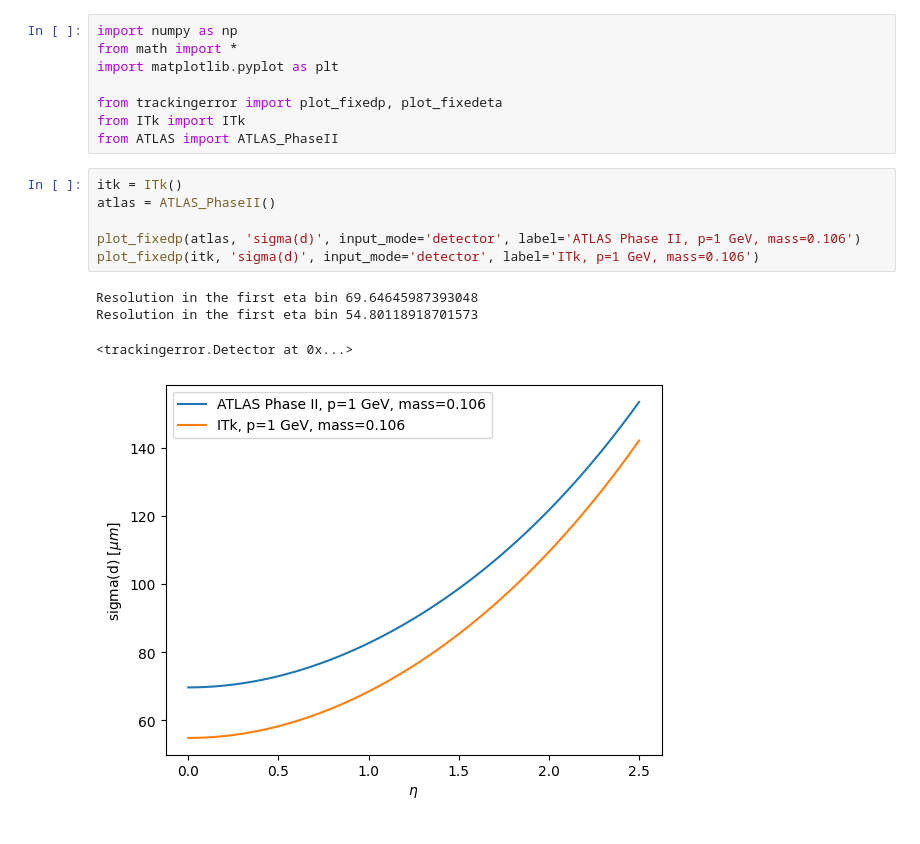
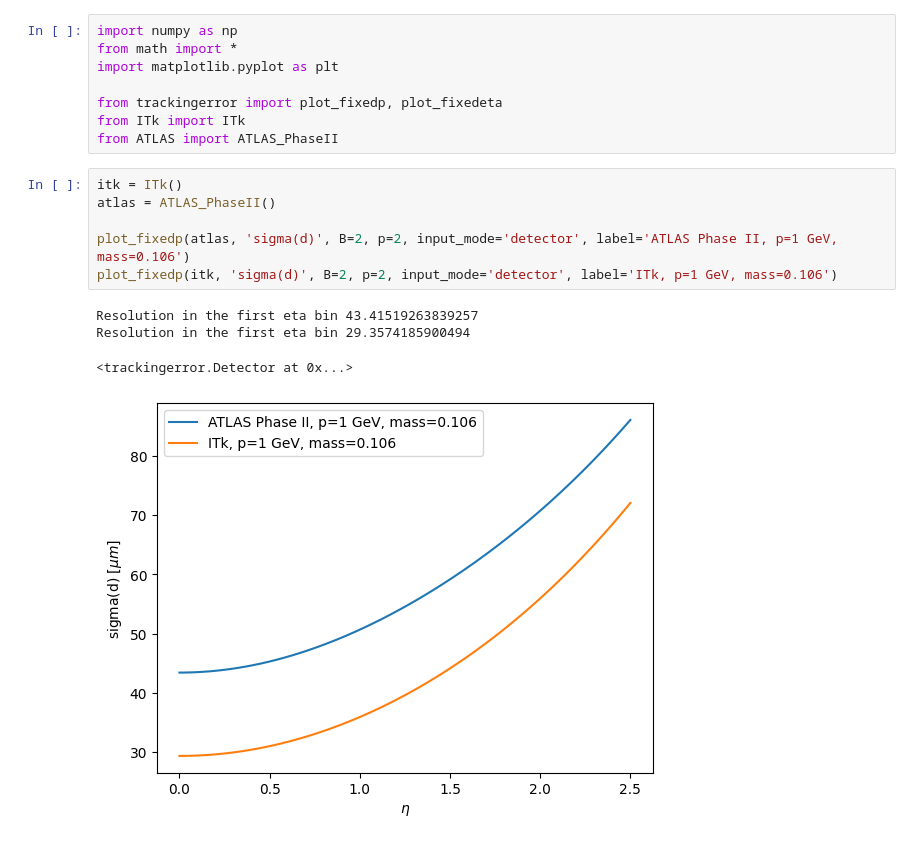
Before and after one commit to szaozerska/TrackingResolution-ITk, a Jupyter notebook: id3_vs_itk.ipynb, the cells around one changed output. Drawn from its saved outputs; the diff is of its cells as text.

```diff
--- a/id3_vs_itk.ipynb
+++ b/id3_vs_itk.ipynb
@@ -9,12 +9,12 @@ from ATLAS import ATLAS_PhaseII
 # %%
 itk = ITk()
 atlas = ATLAS_PhaseII()
 
-plot_fixedp(atlas, 'sigma(d)', input_mode='detector', label='ATLAS Phase II, p=1 GeV, mass=0.106')
-plot_fixedp(itk, 'sigma(d)', input_mode='detector', label='ITk, p=1 GeV, mass=0.106')
+plot_fixedp(atlas, 'sigma(d)', B=2, p=2, input_mode='detector', label='ATLAS Phase II, p=1 GeV, mass=0.106')
+plot_fixedp(itk, 'sigma(d)', B=2, p=2, input_mode='detector', label='ITk, p=1 GeV, mass=0.106')
 # %% [output]
-Resolution in the first eta bin 69.64645987393048
-Resolution in the first eta bin 54.80118918701573
+Resolution in the first eta bin 43.41519263839257
+Resolution in the first eta bin 29.3574185900494
 <trackingerror.Detector at 0x...>
-[figure, old version]
+[figure, new version]
 # %%
```
Also changed, not shown: parts of 5 cells of this notebook, 1 other file.
